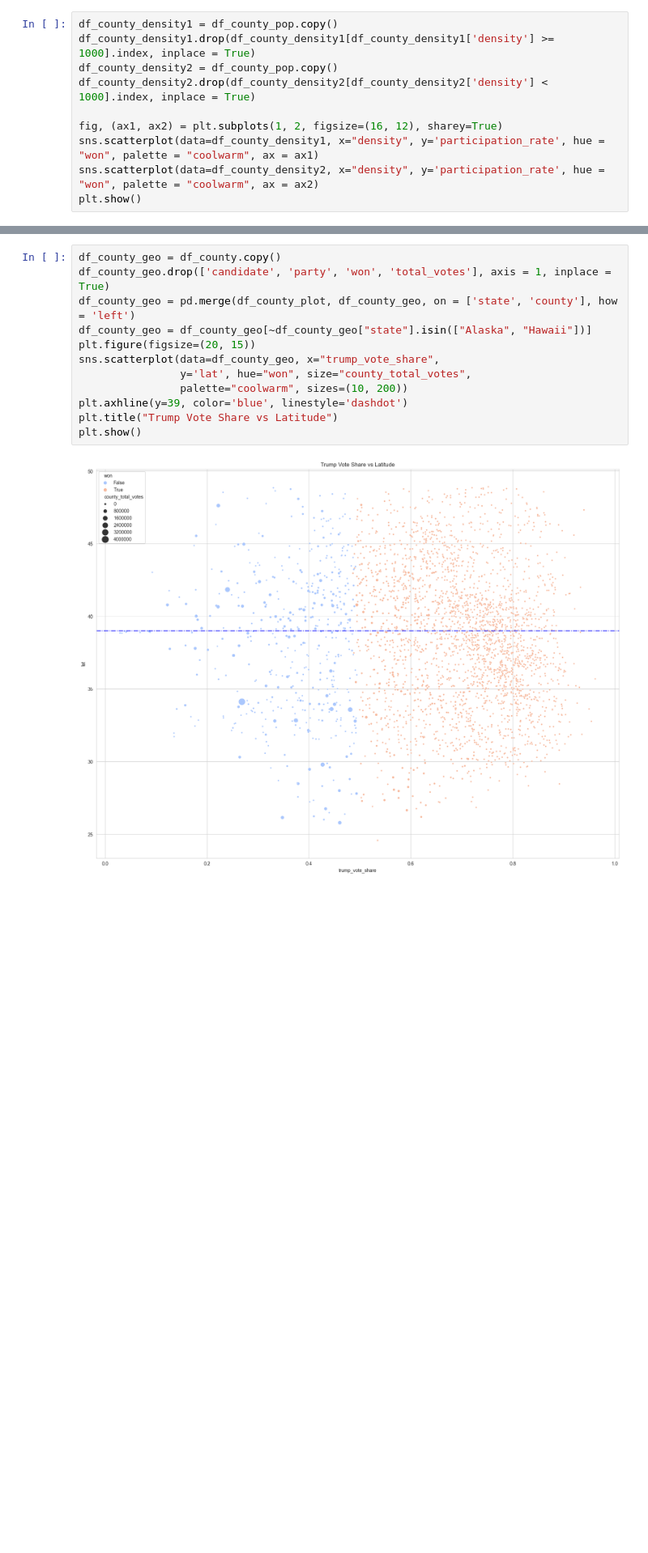
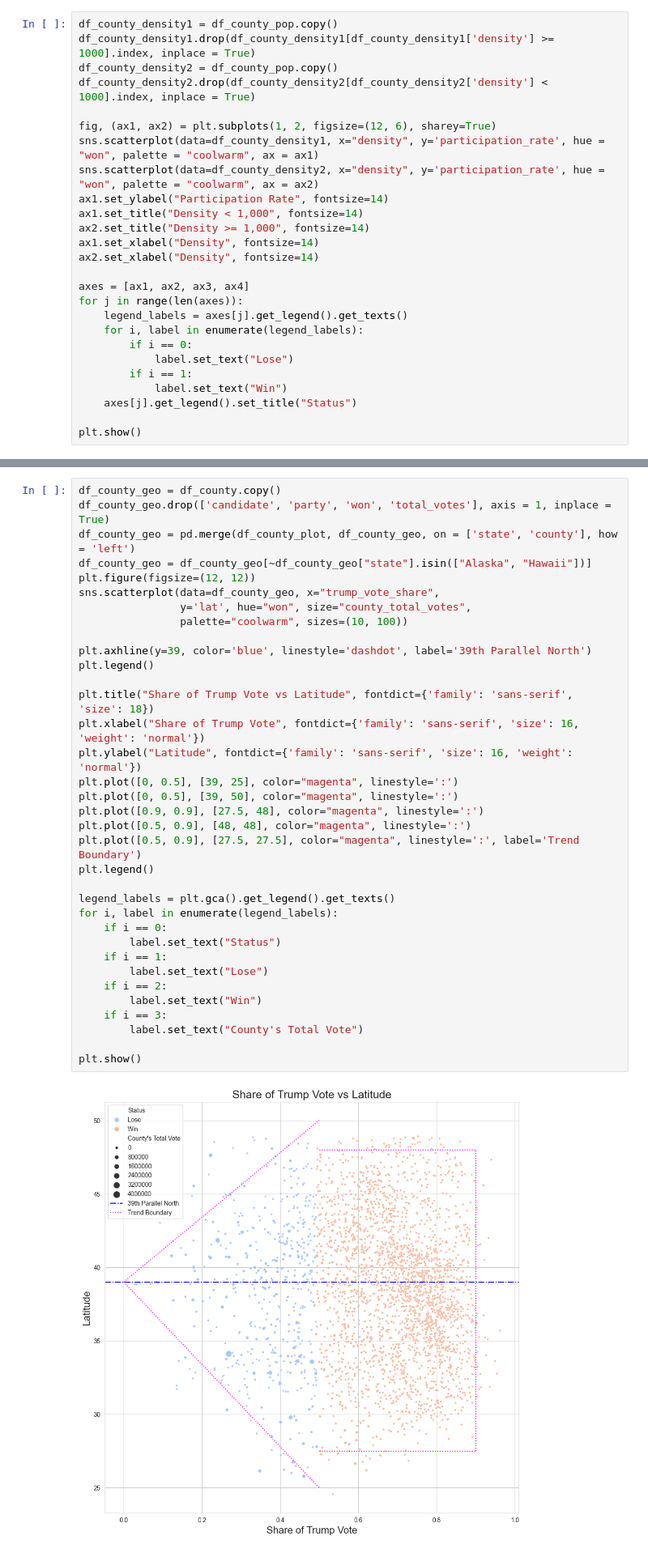
Before and after one commit to AllysonCui/ECO225, a Jupyter notebook: Code/Project 1/Project_1.ipynb, the cells around one changed output, grey strips where cells are left out. Shown at 81% size. Saved outputs shown, nothing was run; the diff lists cells and outputs as text; blank space fills up the shorter version.

```diff
--- a/Code/Project 1/Project_1.ipynb
+++ b/Code/Project 1/Project_1.ipynb
@@ -412,8 +445,24 @@ df_county_density1.drop(df_county_density1[df_county_density1['density'] >= 1000
 df_county_density2 = df_county_pop.copy()
 df_county_density2.drop(df_county_density2[df_county_density2['density'] < 1000].index, inplace = True)
 
-fig, (ax1, ax2) = plt.subplots(1, 2, figsize=(16, 12), sharey=True)
+fig, (ax1, ax2) = plt.subplots(1, 2, figsize=(12, 6), sharey=True)
 sns.scatterplot(data=df_county_density1, x="density", y='participation_rate', hue = "won", palette = "coolwarm", ax = ax1)
 sns.scatterplot(data=df_county_density2, x="density", y='participation_rate', hue = "won", palette = "coolwarm", ax = ax2)
+ax1.set_ylabel("Participation Rate", fontsize=14)
+ax1.set_title("Density < 1,000", fontsize=14)
+ax2.set_title("Density >= 1,000", fontsize=14)
+ax1.set_xlabel("Density", fontsize=14)
+ax2.set_xlabel("Density", fontsize=14)
+
+axes = [ax1, ax2, ax3, ax4]
+for j in range(len(axes)):
+    legend_labels = axes[j].get_legend().get_texts()
+    for i, label in enumerate(legend_labels):
+        if i == 0:
+            label.set_text("Lose")
+        if i == 1:
+            label.set_text("Win")
+    axes[j].get_legend().set_title("Status")
+
 plt.show()
 # %% [output]
@@ -426,14 +475,37 @@ Geographical elements is also another interesting aspect of the US politics. By
 # %%
 df_county_geo = df_county.copy()
 df_county_geo.drop(['candidate', 'party', 'won', 'total_votes'], axis = 1, inplace = True)
 df_county_geo = pd.merge(df_county_plot, df_county_geo, on = ['state', 'county'], how = 'left')
 df_county_geo = df_county_geo[~df_county_geo["state"].isin(["Alaska", "Hawaii"])]
-plt.figure(figsize=(20, 15))
+plt.figure(figsize=(12, 12))
 sns.scatterplot(data=df_county_geo, x="trump_vote_share",
                 y='lat', hue="won", size="county_total_votes",
-                palette="coolwarm", sizes=(10, 200))
-plt.axhline(y=39, color='blue', linestyle='dashdot')
-plt.title("Trump Vote Share vs Latitude")
+                palette="coolwarm", sizes=(10, 100))
+
+plt.axhline(y=39, color='blue', linestyle='dashdot', label='39th Parallel North')
+plt.legend()
+
+plt.title("Share of Trump Vote vs Latitude", fontdict={'family': 'sans-serif', 'size': 18})
+plt.xlabel("Share of Trump Vote", fontdict={'family': 'sans-serif', 'size': 16, 'weight': 'normal'})
+plt.ylabel("Latitude", fontdict={'family': 'sans-serif', 'size': 16, 'weight': 'normal'})
+plt.plot([0, 0.5], [39, 25], color="magenta", linestyle=':')
+plt.plot([0, 0.5], [39, 50], color="magenta", linestyle=':')
+plt.plot([0.9, 0.9], [27.5, 48], color="magenta", linestyle=':')
+plt.plot([0.5, 0.9], [48, 48], color="magenta", linestyle=':')
+plt.plot([0.5, 0.9], [27.5, 27.5], color="magenta", linestyle=':', label='Trend Boundary')
+plt.legend()
+
+legend_labels = plt.gca().get_legend().get_texts()
+for i, label in enumerate(legend_labels):
+    if i == 0:
+        label.set_text("Status")
+    if i == 1:
+        label.set_text("Lose")
+    if i == 2:
+        label.set_text("Win")
+    if i == 3:
+        label.set_text("County's Total Vote")
+
 plt.show()
 # %% [output]
-[figure, old version]
+[figure, new version]
```
Also changed, not shown: parts of 24 cells of this notebook, 1 other file.
